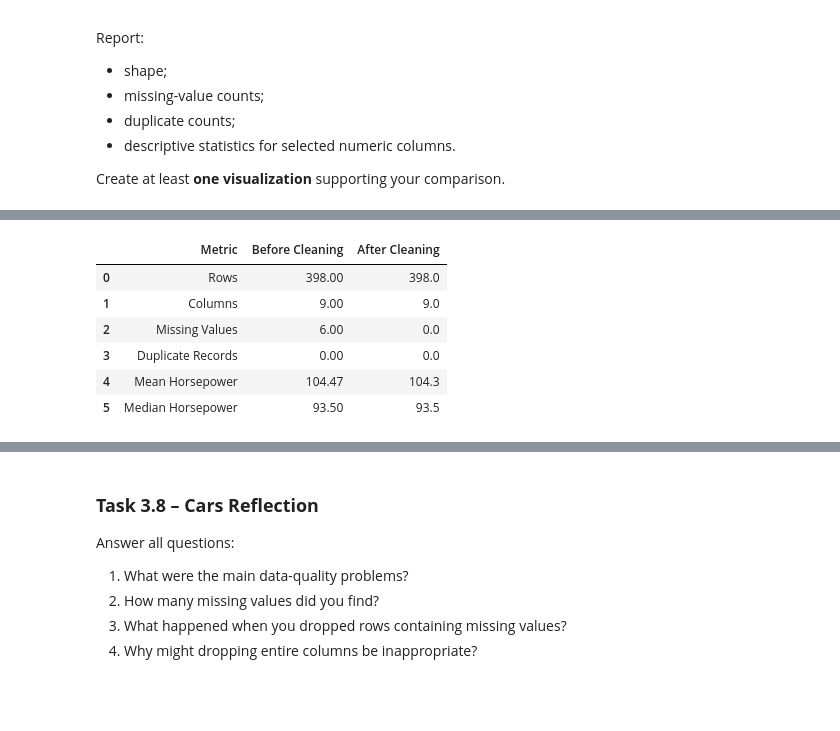
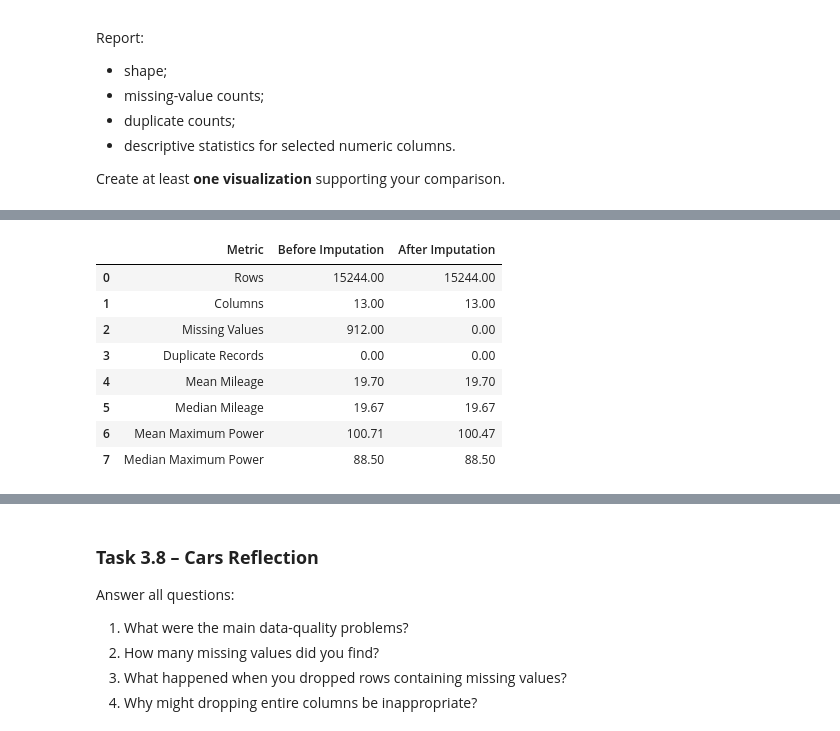
Before and after one commit to AlamirConestoga/Tidying_Cleaning_Imputation_Outlier_Detection, a Jupyter notebook: week5Lab_Students.ipynb, the cells around one changed output, grey strips where cells are left out. Drawn from its saved outputs; the diff is of its cells as text; code cells hidden in the pictures; blank space fills up the shorter version.

```diff
--- a/week5Lab_Students.ipynb
+++ b/week5Lab_Students.ipynb
@@ -1104,16 +1109,0 @@ Last 5 Rows:
-# %%
-
-# Check rows where MPG is not a valid number
-invalid_rows = pd.to_numeric(
-    cars["MPG"], errors="coerce"
-).isna()
-
-print("Invalid rows:", invalid_rows.sum())
-
-# Remove invalid rows only if present
-cars = cars.loc[~invalid_rows].copy()
-
-# Save original dataset for later comparison
-cars_original = cars.copy()
-
-print("Dataset shape after cleaning:", cars.shape)
@@ -1570,39 +1743,49 @@ This validation helps confirm that the cleaning process preserved the dataset st
 # %%
 
-# Compare original and cleaned datasets
+# Compare before and after imputation
 validation = pd.DataFrame({
     "Metric": [
         "Rows",
         "Columns",
         "Missing Values",
         "Duplicate Records",
-        "Mean Horsepower",
-        "Median Horsepower"
+        "Mean Mileage",
+        "Median Mileage",
+        "Mean Maximum Power",
+        "Median Maximum Power"
     ],
-    "Before Cleaning": [
-        cars_original.shape[0],
-        cars_original.shape[1],
-        cars_original.isnull().sum().sum(),
-        cars_original.duplicated().sum(),
-        cars_original["Horsepower"].mean(),
-        cars_original["Horsepower"].median()
+
+    "Before Imputation": [
+        cars_practice.shape[0],
+        cars_practice.shape[1],
+        cars_practice.isnull().sum().sum(),
+        cars_practice.duplicated().sum(),
+        cars_practice["mileage"].mean(),
+        cars_practice["mileage"].median(),
+        cars_practice["max_power"].mean(),
+        cars_practice["max_power"].median()
     ],
-    "After Cleaning": [
+
+    "After Imputation": [
         cars_cleaned.shape[0],
         cars_cleaned.shape[1],
         cars_cleaned.isnull().sum().sum(),
         cars_cleaned.duplicated().sum(),
-        cars_cleaned["Horsepower"].mean(),
-        cars_cleaned["Horsepower"].median()
+        cars_cleaned["mileage"].mean(),
+        cars_cleaned["mileage"].median(),
+        cars_cleaned["max_power"].mean(),
+        cars_cleaned["max_power"].median()
     ]
 })
 
 display(validation.round(2))
 # %% [output]
-|  | Metric | Before Cleaning | After Cleaning |
-| 0 | Rows | 398.00 | 398.0 |
-| 1 | Columns | 9.00 | 9.0 |
-| 2 | Missing Values | 6.00 | 0.0 |
-| 3 | Duplicate Records | 0.00 | 0.0 |
-| 4 | Mean Horsepower | 104.47 | 104.3 |
-| 5 | Median Horsepower | 93.50 | 93.5 |
+|  | Metric | Before Imputation | After Imputation |
+| 0 | Rows | 15244.00 | 15244.00 |
+| 1 | Columns | 13.00 | 13.00 |
+| 2 | Missing Values | 912.00 | 0.00 |
+| 3 | Duplicate Records | 0.00 | 0.00 |
+| 4 | Mean Mileage | 19.70 | 19.70 |
+| 5 | Median Mileage | 19.67 | 19.67 |
+| 6 | Mean Maximum Power | 100.71 | 100.47 |
+| 7 | Median Maximum Power | 88.50 | 88.50 |
```
Also changed, not shown: parts of 52 cells of this notebook, 5 other files.
